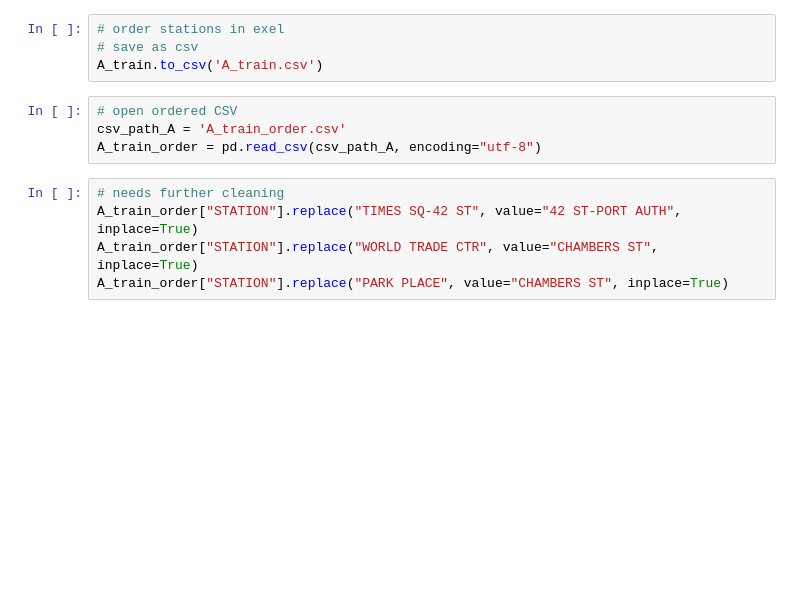
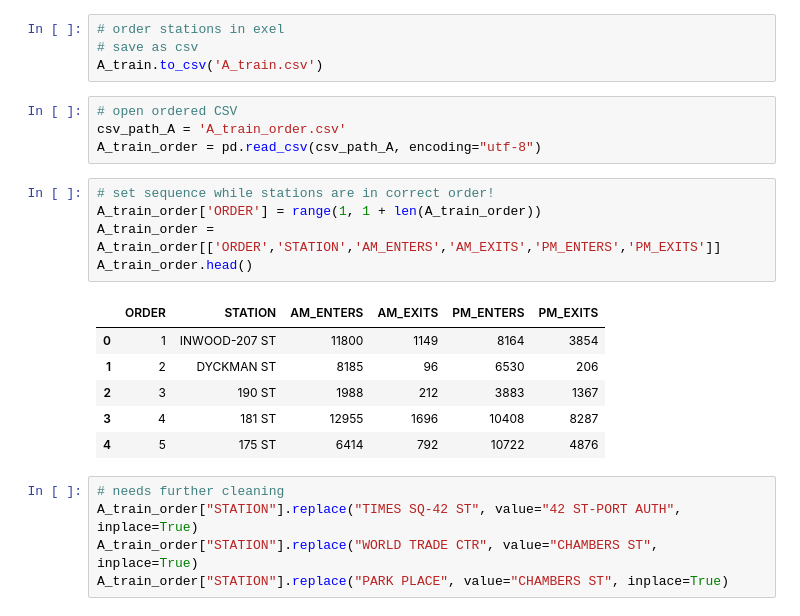
Before and after one commit to jason-danforth/Project1_DianeBrittaniJason, a Jupyter notebook: Diane_Clean_Data/A-Train-181117.ipynb, the cells around one changed output. Drawn from its saved outputs; the diff is of its cells as text; blank space fills up the shorter version.

```diff
--- a/Diane_Clean_Data/A-Train-181117.ipynb
+++ b/Diane_Clean_Data/A-Train-181117.ipynb
@@ -62,6 +62,18 @@ A_train.to_csv('A_train.csv')
 # open ordered CSV
 csv_path_A = 'A_train_order.csv'
 A_train_order = pd.read_csv(csv_path_A, encoding="utf-8")
+# %%
+# set sequence while stations are in correct order!
+A_train_order['ORDER'] = range(1, 1 + len(A_train_order))
+A_train_order = A_train_order[['ORDER','STATION','AM_ENTERS','AM_EXITS','PM_ENTERS','PM_EXITS']]
+A_train_order.head()
+# %% [output]
+|  | ORDER | STATION | AM_ENTERS | AM_EXITS | PM_ENTERS | PM_EXITS |
+| 0 | 1 | INWOOD-207 ST | 11800 | 1149 | 8164 | 3854 |
+| 1 | 2 | DYCKMAN ST | 8185 | 96 | 6530 | 206 |
+| 2 | 3 | 190 ST | 1988 | 212 | 3883 | 1367 |
+| 3 | 4 | 181 ST | 12955 | 1696 | 10408 | 8287 |
+| 4 | 5 | 175 ST | 6414 | 792 | 10722 | 4876 |
 # %%
 # needs further cleaning
 A_train_order["STATION"].replace("TIMES SQ-42 ST", value="42 ST-PORT AUTH", inplace=True)
```
Also changed, not shown: parts of 13 cells of this notebook.
